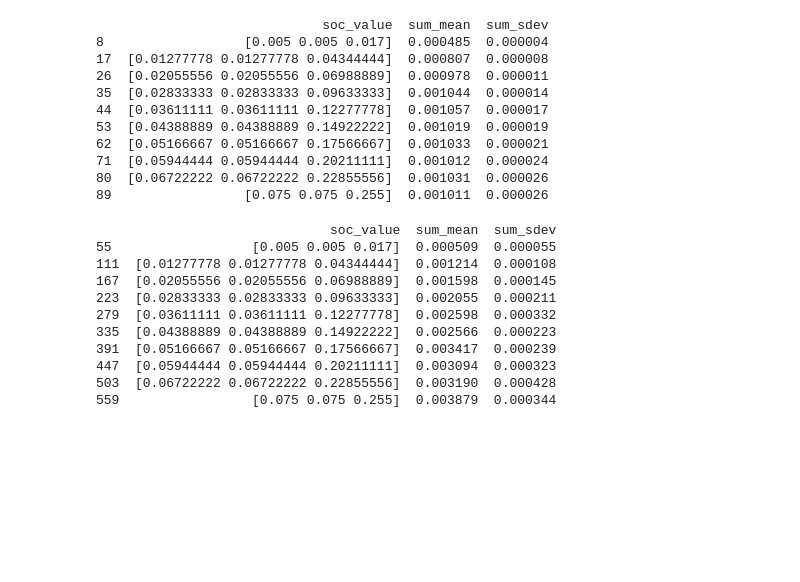
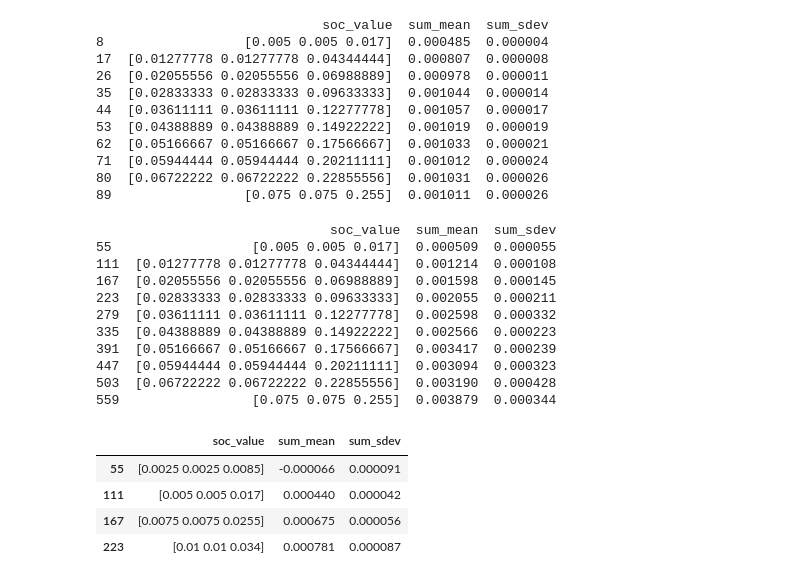
Before and after one commit to RuneEkman/Longruncode, a Jupyter notebook: dataprocessing_maxim.ipynb, the cells around one changed output. Saved outputs shown, nothing was run; the diff lists cells and outputs as text; code cells hidden in the pictures; blank space fills up the shorter version.

```diff
--- a/dataprocessing_maxim.ipynb
+++ b/dataprocessing_maxim.ipynb
@@ -63,0 +78,15 @@ print(summed_results_full)
+# %%
+df_lowalpha_2 = pd.read_csv("Full_newcode_lowalpha_N100000.csv")
+# Extract summed results only
+# Extract summed results only (where is_sum == 1)
+summed_results_lowalpha_2 = df_lowalpha_2[df_lowalpha_2["is_sum"] == 1][["soc_value", "sum_mean", "sum_sdev"]]
+
+# Sort by `soc_value` (just in case the order is not guaranteed)
+summed_results_lowalpha_2 = summed_results_lowalpha_2.sort_values("soc_value")
+summed_results_lowalpha_2
+# %% [output]
+|  | soc_value | sum_mean | sum_sdev |
+| 55 | [0.0025 0.0025 0.0085] | -0.000066 | 0.000091 |
+| 111 | [0.005 0.005 0.017] | 0.000440 | 0.000042 |
+| 167 | [0.0075 0.0075 0.0255] | 0.000675 | 0.000056 |
+| 223 | [0.01 0.01 0.034] | 0.000781 | 0.000087 |
```
Also changed, not shown: parts of 15 cells of this notebook, 1 other file.
